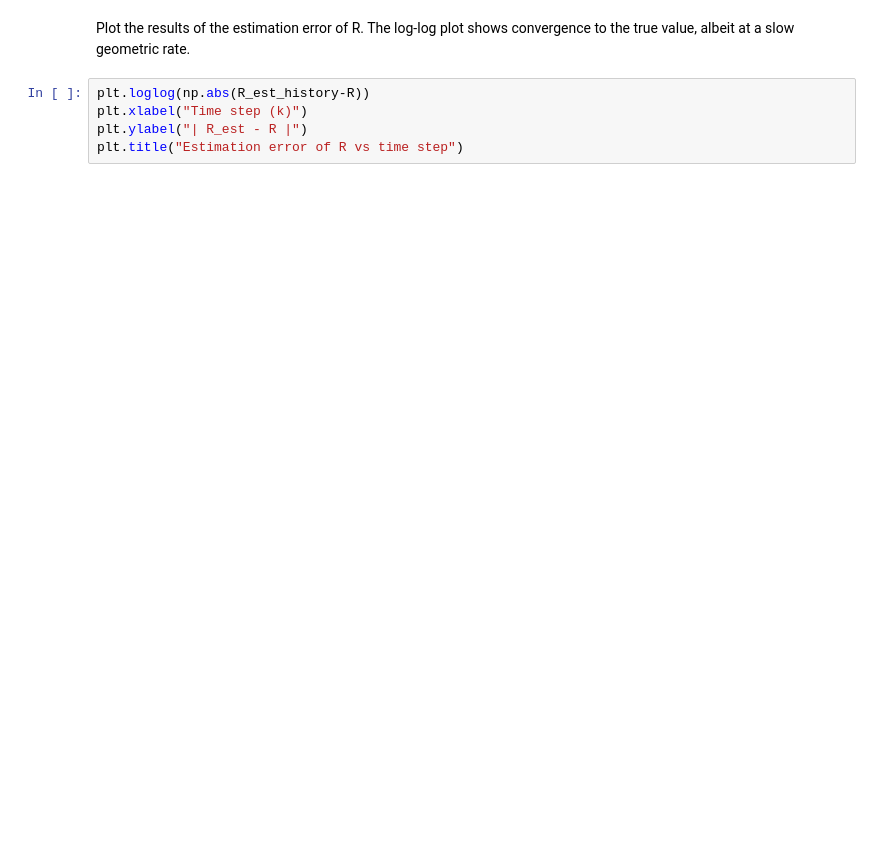
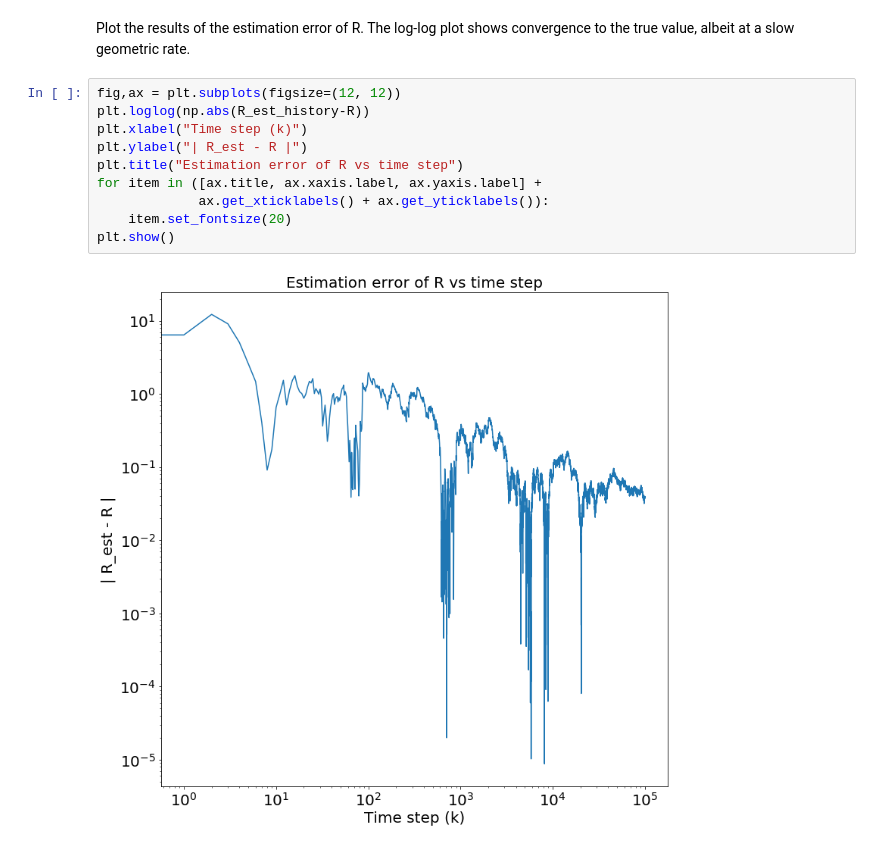
Before and after one commit to BenGravell/adaptive-kalman-filter, a Jupyter notebook: adaptive_kalman_filter_scalar_tiny_plot.ipynb, the cells around one changed output. Cells and saved outputs as stored; diff of their text form; blank space fills up the shorter version.

```diff
--- a/adaptive_kalman_filter_scalar_tiny_plot.ipynb
+++ b/adaptive_kalman_filter_scalar_tiny_plot.ipynb
@@ -68,7 +75,14 @@ for k in range(T):
 # %% [markdown]
 Plot the results of the estimation error of R. The log-log plot shows convergence to the true value, albeit at a slow geometric rate.
 # %%
+fig,ax = plt.subplots(figsize=(12, 12))
 plt.loglog(np.abs(R_est_history-R))
 plt.xlabel("Time step (k)")
 plt.ylabel("| R_est - R |")
 plt.title("Estimation error of R vs time step")
+for item in ([ax.title, ax.xaxis.label, ax.yaxis.label] +
+             ax.get_xticklabels() + ax.get_yticklabels()):
+    item.set_fontsize(20)
+plt.show()
+# %% [output]
+[figure, added]
```
Also changed, not shown: parts of 1 cell of this notebook.
